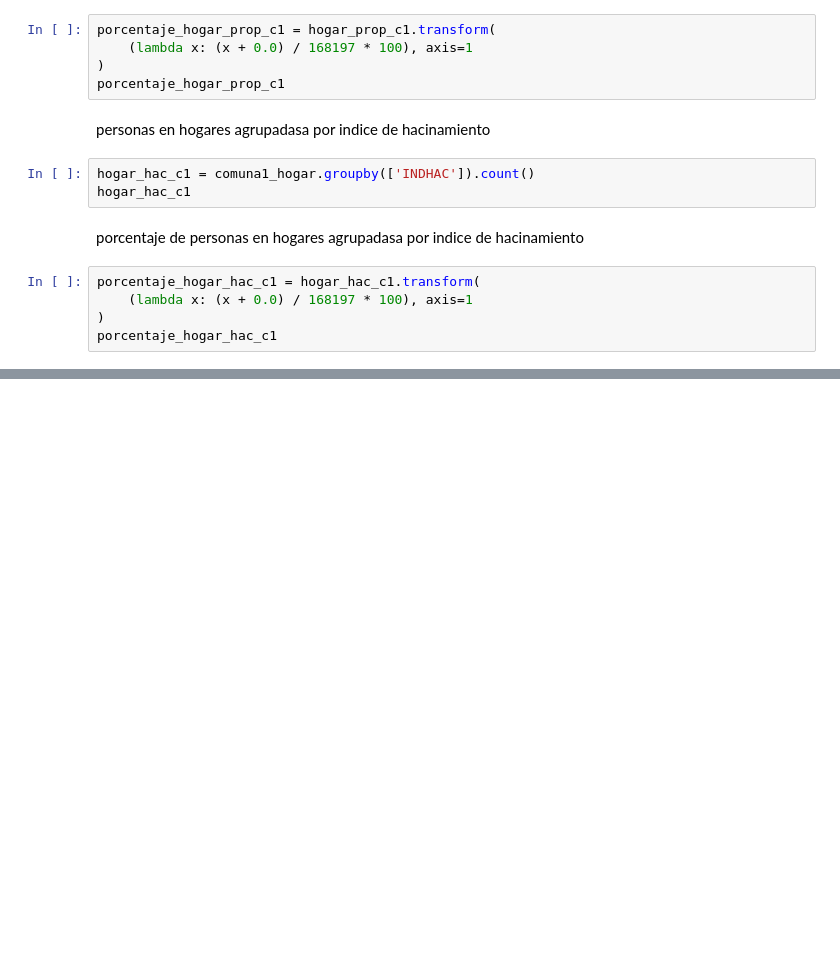
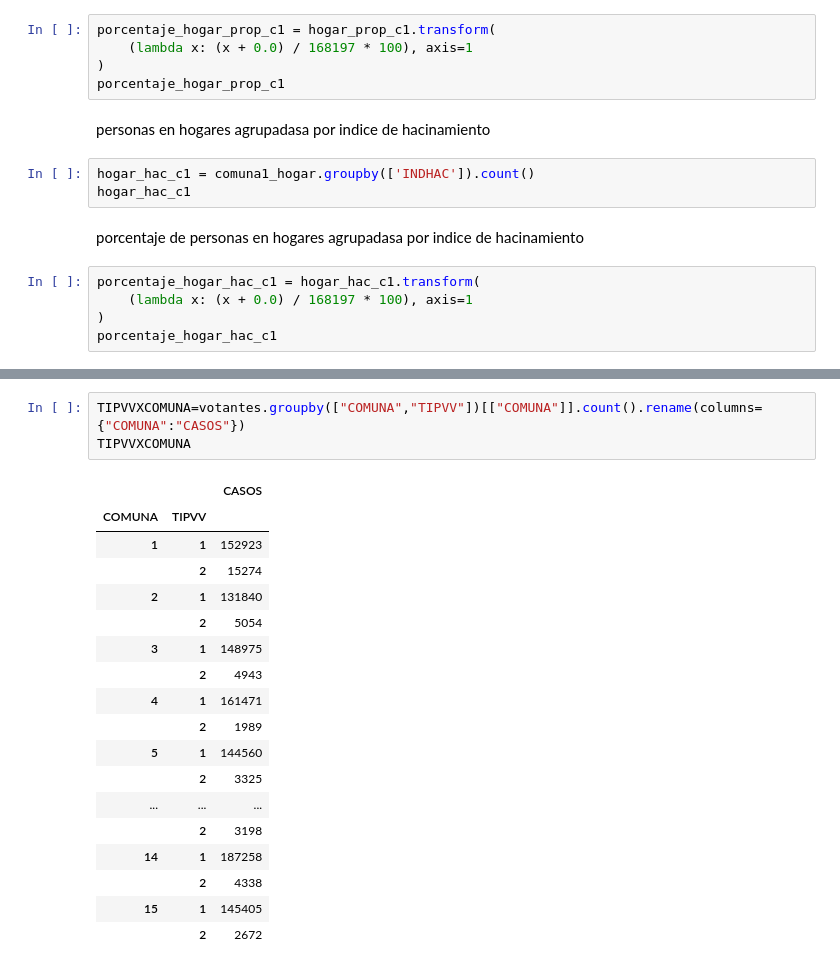
Before and after one commit to miller862/GRUPO_GANADOR, a Jupyter notebook: PRESENTACION.ipynb, the cells around one changed output, grey strips where cells are left out. Saved outputs shown, nothing was run; the diff lists cells and outputs as text; blank space fills up the shorter version.

```diff
--- a/PRESENTACION.ipynb
+++ b/PRESENTACION.ipynb
@@ -605,0 +632,22 @@ porcentaje_hogar_hac_c1
+# %%
+TIPVVXCOMUNA=votantes.groupby(["COMUNA","TIPVV"])[["COMUNA"]].count().rename(columns={"COMUNA":"CASOS"})
+TIPVVXCOMUNA
+# %% [output]
+|  |  | CASOS |
+| COMUNA | TIPVV |  |
+| 1 | 1 | 152923 |
+|  | 2 | 15274 |
+| 2 | 1 | 131840 |
+|  | 2 | 5054 |
+| 3 | 1 | 148975 |
+|  | 2 | 4943 |
+| 4 | 1 | 161471 |
+|  | 2 | 1989 |
+| 5 | 1 | 144560 |
+|  | 2 | 3325 |
+| ... | ... | ... |
+|  | 2 | 3198 |
+| 14 | 1 | 187258 |
+|  | 2 | 4338 |
+| 15 | 1 | 145405 |
+|  | 2 | 2672 |
```
Also changed, not shown: parts of 8 cells of this notebook.
